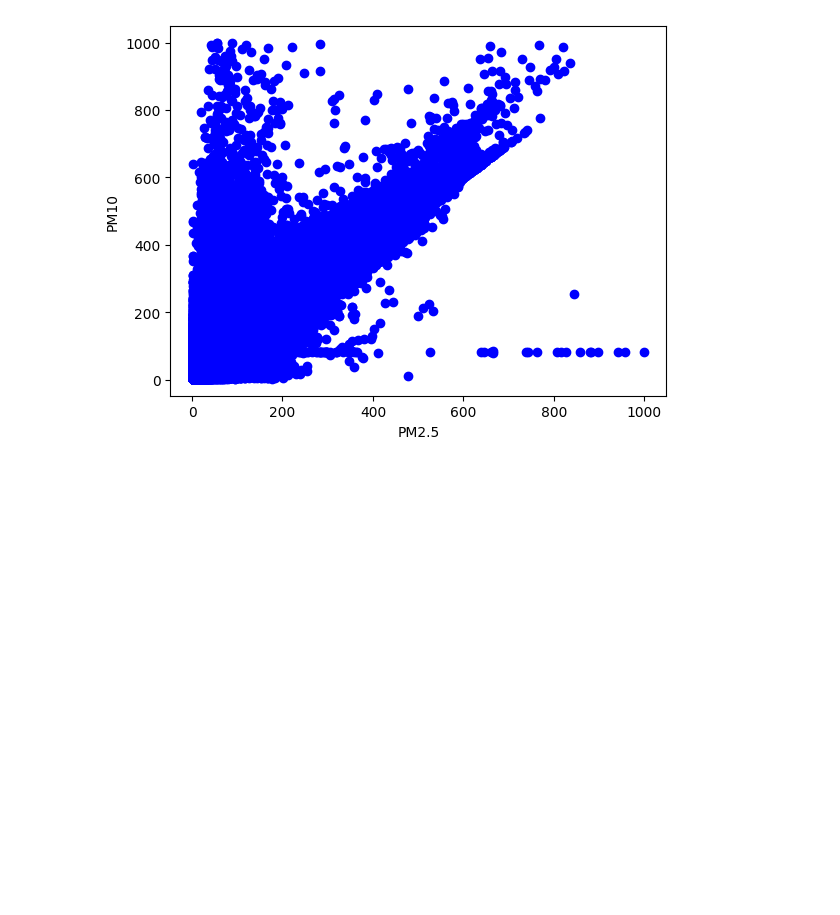
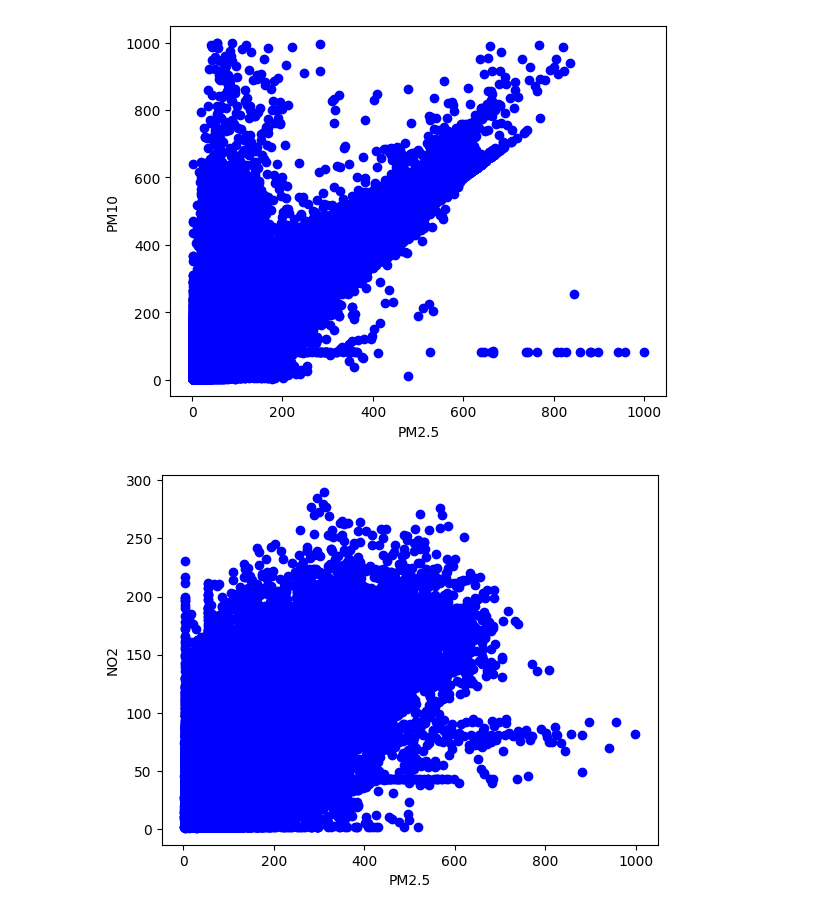
Before and after one commit to SUNDAYTITILAYO/CMP700ACCESSMENT, a Jupyter notebook: ACCESSMENT_PROGRESS.ipynb, the cells around one changed output. Drawn from its saved outputs; the diff is of its cells as text; code cells hidden in the pictures; blank space fills up the shorter version.

Commit message:
I plotted the correlation chart of all the pollutants to know if there is linear correlation between them.

```diff
--- a/ACCESSMENT_PROGRESS.ipynb
+++ b/ACCESSMENT_PROGRESS.ipynb
@@ -554,3 +554,10 @@ plt.ylabel("PM10")
 plt.show()
 # %% [output]
 [figure]
+# %%
+plt.scatter(df['PM2.5'], df['NO2'], color='blue')
+plt.xlabel("PM2.5")
+plt.ylabel("NO2")
+plt.show()
+# %% [output]
+[figure, added]
```
Also changed, not shown: parts of 5 cells of this notebook.
